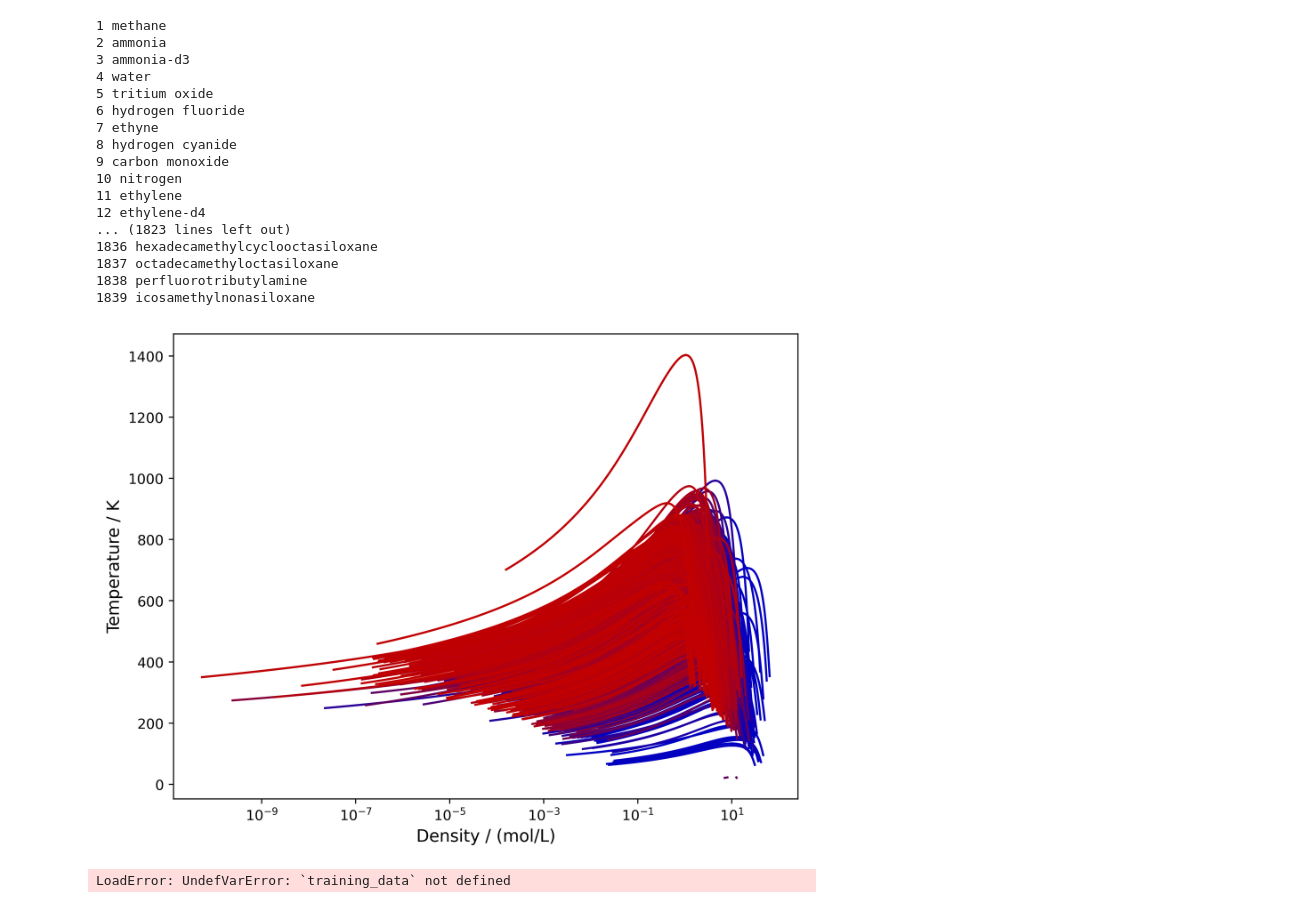
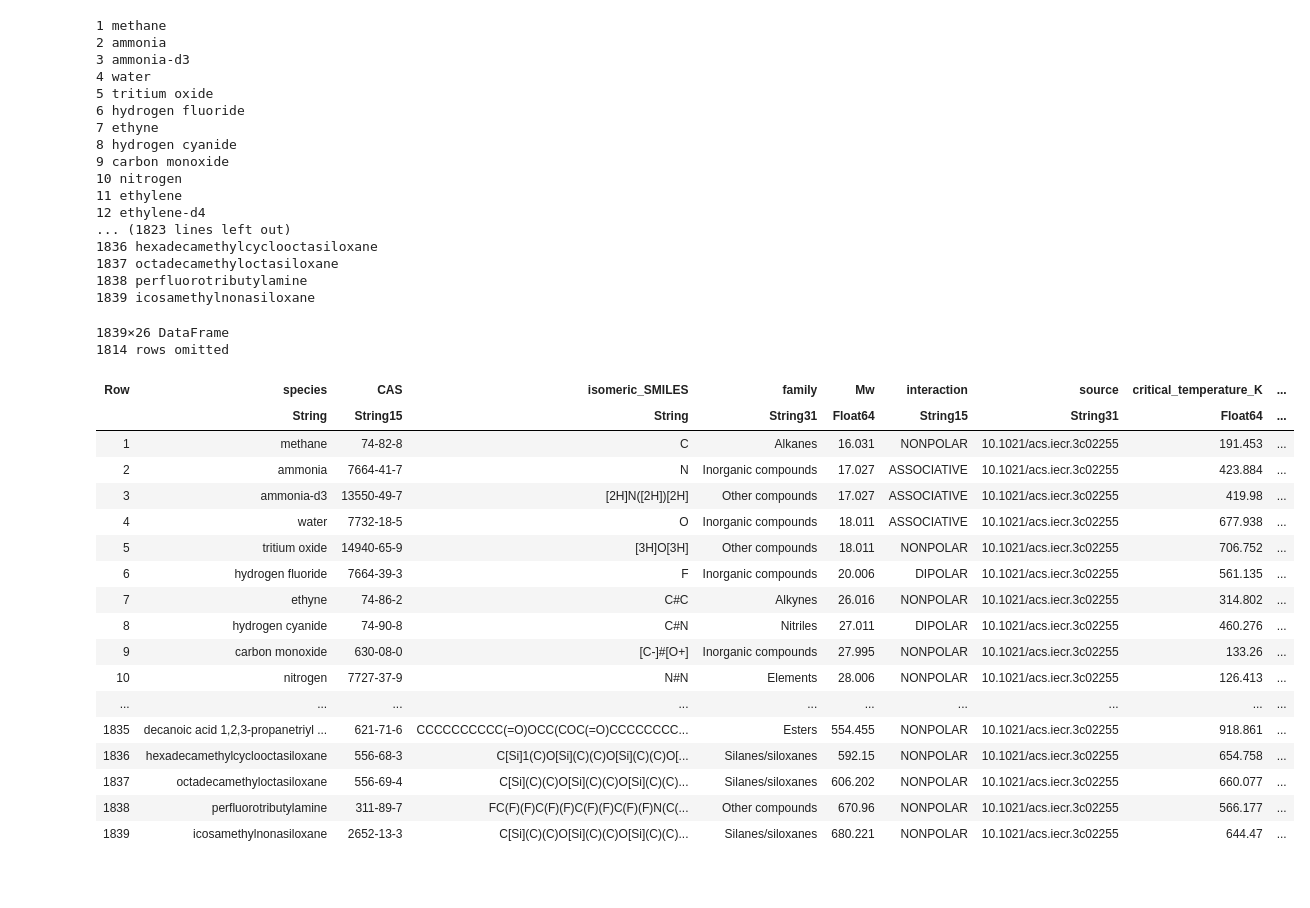
Before and after one commit to lucpaoli/SAFT_ML, a Jupyter notebook: pcpsaft_params/data_generation.ipynb, the cells around one changed output. Saved outputs shown, nothing was run; the diff lists cells and outputs as text; code cells hidden in the pictures; blank space fills up the shorter version.

```diff
--- a/pcpsaft_params/data_generation.ipynb
+++ b/pcpsaft_params/data_generation.ipynb
@@ -91,6 +71,7 @@ processed_data_statistics
 num_rows = nrow(raw_data)
 processed_data = DataFrame(
     species = fill(missing, num_rows),
+    CAS = fill(missing,num_rows),
     isomeric_SMILES = fill(missing, num_rows),
     family = fill(missing, num_rows),
     Mw = fill(missing, num_rows),
@@ -108,6 +89,7 @@ processed_data = DataFrame(
 ) ;
 # %%
 processed_data.species = raw_data_parameters.common_name
+processed_data.CAS = raw_data_parameters.cas
 processed_data.Mw = raw_data_parameters.molarweight
 processed_data.isomeric_SMILES = raw_data_parameters.isomeric_smiles
 processed_data.family = raw_data_parameters.family
@@ -134,6 +116,7 @@ filter!(row -> row.species != "cis-2-pentene", processed_data) ;
 num_rows = nrow(processed_data)
 training_data = DataFrame(
     species = fill(missing, num_rows),
+    CAS = fill(missing,num_rows),
     isomeric_SMILES = fill(missing, num_rows),
     family = fill(missing, num_rows),
     Mw = fill(missing, num_rows),
@@ -145,10 +128,25 @@ training_data = DataFrame(
     sat_temperatures_K = fill([0.0],num_rows),
     sat_pressures_MPa = fill([0.0],num_rows),
     sat_volumes_liq_m3_per_mol = fill([0.0],num_rows),
-    sat_volumes_vap_m3_per_mol = fill([0.0],num_rows)
+    sat_volumes_vap_m3_per_mol = fill([0.0],num_rows),
+
+    p_sat_AAD = fill(0.0,num_rows),
+    p_sat_AAD_outliers = fill(0.0,num_rows),
+    rho_liq_AAD = fill(0.0,num_rows),
+    rho_liq_sat_AAD = fill(0.0,num_rows),
+    rho_liq_sp_AAD = fill(0.0,num_rows),
+    rho_vap_AAD_outliers = fill(0.0,num_rows),
+
+    p_sat_n_points = fill(0,num_rows),
+    p_sat_n_points_outliers = fill(0,num_rows),
+    rho_liq_n_points = fill(0,num_rows),
+    rho_liq_sat_n_points = fill(0,num_rows),
+    rho_liq_sp_n_points = fill(0,num_rows),
+    rho_vap_n_points_outliers = fill(0,num_rows),
 ) ;
 
 training_data.species = processed_data.species
+training_data.CAS = processed_data.CAS
 training_data.isomeric_SMILES = processed_data.isomeric_SMILES
 training_data.family = processed_data.family
 training_data.Mw = processed_data.Mw
@@ -196,7 +194,7 @@ for i in species_names
     sat_vols_vap = [sat_props[i][3] for i ∈ 1:n] ;
 
     for i in 1:length(critical_props)
-        training_data[row_number, 6 + i] = critical_props[i]
+        training_data[row_number, 7 + i] = critical_props[i]
     end
 
     training_data[row_number,:sat_temperatures_K] = temp_range
@@ -224,22 +222,21 @@ end
 1838 perfluorotributylamine
 1839 icosamethylnonasiloxane
 # %%
-colour_grad_1 = collect(range(1,194,length(species_names)) ./255)
-colour_grad_2 = collect(range(194,1,length(species_names)) ./255)
+# # All phase envelopes plot
+# colour_grad_1 = collect(range(1,194,length(species_names)) ./255)
+# colour_grad_2 = collect(range(194,1,length(species_names)) ./255)
 
-plt.figure(figsize=(8, 6), dpi=400)
+# plt.figure(figsize=(8, 6), dpi=400)
 
-for i = 1:length(species_names)
+# for i = 1:length(species_names)
 
-plt.semilogx(1e-3 ./training_data[i,12],training_data[i,10], color = [colour_grad_1[i] 0 colour_grad_2[i]])
-plt.semilogx(1e-3 ./training_data[i,13],training_data[i,10],color = [colour_grad_1[i] 0 colour_grad_2[i]])
+# plt.semilogx(1e-3 ./training_data[i,12],training_data[i,10], color = [colour_grad_1[i] 0 colour_grad_2[i]])
+# plt.semilogx(1e-3 ./training_data[i,13],training_data[i,10],color = [colour_grad_1[i] 0 colour_grad_2[i]])
 
-end
+# end
 
-# plt.legend(loc="lower right",bbox_to_anchor =(-0.1,-0.05),frameon=false,fontsize=8,ncol=3)
-plt.xlabel("Density / (mol/L)",fontsize=12)
-plt.ylabel("Temperature / K",fontsize=12)
+# # plt.legend(loc="lower right",bbox_to_anchor =(-0.1,-0.05),frameon=false,fontsize=8,ncol=3)
+# plt.xlabel("Density / (mol/L)",fontsize=12)
+# plt.ylabel("Temperature / K",fontsize=12)
 
-plt.savefig("all_compound_phase_envelopes.png",dpi=400)
+# plt.savefig("all_compound_phase_envelopes.png",dpi=400)
-# %% [output]
-[figure, removed]
@@ -246,31 +265,52 @@ plt.savefig("all_compound_phase_envelopes.png",dpi=400)
 # %%
 # Data storage
 CSV.write("training_data.csv", training_data) ;
-# %% [output]
-LoadError: UndefVarError: `training_data` not defined
 # %%
 training_data = CSV.read("training_data.csv",DataFrame)
 num_rows = nrow(training_data)
 rename!(training_data,:sat_temperatures_K=>:sat_temp_strings, :sat_pressures_MPa=>:sat_pressure_strings,
         :sat_volumes_liq_m3_per_mol=>:sat_vol_liq_strings,:sat_volumes_vap_m3_per_mol=>:sat_vol_vap_strings)
 
 # Define the column names
 array_cols_to_create = [:sat_temperatures_K, :sat_pressures_MPa, :sat_volumes_liq_m3_per_mol, :sat_volumes_vap_m3_per_mol]
 string_columns = [:sat_temp_strings, :sat_pressure_strings, :sat_vol_liq_strings, :sat_vol_vap_strings]
 
 # Initialize the columns with zeros
 for col in array_cols_to_create
     training_data[!, col] .= fill([0.0], num_rows)
 end
 
 # Process and assign the values to the DataFrame
 for (col, str_col) in zip(array_cols_to_create, string_columns)
     for i = 1:num_rows
         string_sq_brackets_removed = replace(training_data[i, str_col], r"[][]" => "")
         vector_of_floats = [parse(Float64, val) for val in split(string_sq_brackets_removed, ",")]
         training_data[i, col] = vector_of_floats
     end
 end
 
 # Remove the string columns
 select!(training_data, Not(string_columns...)) ;
+
+training_data
+# %% [output]
+1839×26 DataFrame
+1814 rows omitted
+| Row | species | CAS | isomeric_SMILES | family | Mw | interaction | source | critical_temperature_K | ... |
+|  | String | String15 | String | String31 | Float64 | String15 | String31 | Float64 | ... |
+| 1 | methane | 74-82-8 | C | Alkanes | 16.031 | NONPOLAR | 10.1021/acs.iecr.3c02255 | 191.453 | ... |
+| 2 | ammonia | 7664-41-7 | N | Inorganic compounds | 17.027 | ASSOCIATIVE | 10.1021/acs.iecr.3c02255 | 423.884 | ... |
+| 3 | ammonia-d3 | 13550-49-7 | [2H]N([2H])[2H] | Other compounds | 17.027 | ASSOCIATIVE | 10.1021/acs.iecr.3c02255 | 419.98 | ... |
+| 4 | water | 7732-18-5 | O | Inorganic compounds | 18.011 | ASSOCIATIVE | 10.1021/acs.iecr.3c02255 | 677.938 | ... |
+| 5 | tritium oxide | 14940-65-9 | [3H]O[3H] | Other compounds | 18.011 | NONPOLAR | 10.1021/acs.iecr.3c02255 | 706.752 | ... |
+| 6 | hydrogen fluoride | 7664-39-3 | F | Inorganic compounds | 20.006 | DIPOLAR | 10.1021/acs.iecr.3c02255 | 561.135 | ... |
+| 7 | ethyne | 74-86-2 | C#C | Alkynes | 26.016 | NONPOLAR | 10.1021/acs.iecr.3c02255 | 314.802 | ... |
+| 8 | hydrogen cyanide | 74-90-8 | C#N | Nitriles | 27.011 | DIPOLAR | 10.1021/acs.iecr.3c02255 | 460.276 | ... |
+| 9 | carbon monoxide | 630-08-0 | [C-]#[O+] | Inorganic compounds | 27.995 | NONPOLAR | 10.1021/acs.iecr.3c02255 | 133.26 | ... |
+| 10 | nitrogen | 7727-37-9 | N#N | Elements | 28.006 | NONPOLAR | 10.1021/acs.iecr.3c02255 | 126.413 | ... |
+| ... | ... | ... | ... | ... | ... | ... | ... | ... | ... |
+| 1835 | decanoic acid 1,2,3-propanetriyl ... | 621-71-6 | CCCCCCCCCC(=O)OCC(COC(=O)CCCCCCCC... | Esters | 554.455 | NONPOLAR | 10.1021/acs.iecr.3c02255 | 918.861 | ... |
+| 1836 | hexadecamethylcyclooctasiloxane | 556-68-3 | C[Si]1(C)O[Si](C)(C)O[Si](C)(C)O[... | Silanes/siloxanes | 592.15 | NONPOLAR | 10.1021/acs.iecr.3c02255 | 654.758 | ... |
+| 1837 | octadecamethyloctasiloxane | 556-69-4 | C[Si](C)(C)O[Si](C)(C)O[Si](C)(C)... | Silanes/siloxanes | 606.202 | NONPOLAR | 10.1021/acs.iecr.3c02255 | 660.077 | ... |
+| 1838 | perfluorotributylamine | 311-89-7 | FC(F)(F)C(F)(F)C(F)(F)C(F)(F)N(C(... | Other compounds | 670.96 | NONPOLAR | 10.1021/acs.iecr.3c02255 | 566.177 | ... |
+| 1839 | icosamethylnonasiloxane | 2652-13-3 | C[Si](C)(C)O[Si](C)(C)O[Si](C)(C)... | Silanes/siloxanes | 680.221 | NONPOLAR | 10.1021/acs.iecr.3c02255 | 644.47 | ... |
```
Also changed, not shown: parts of 3 cells of this notebook, 1 other file.
